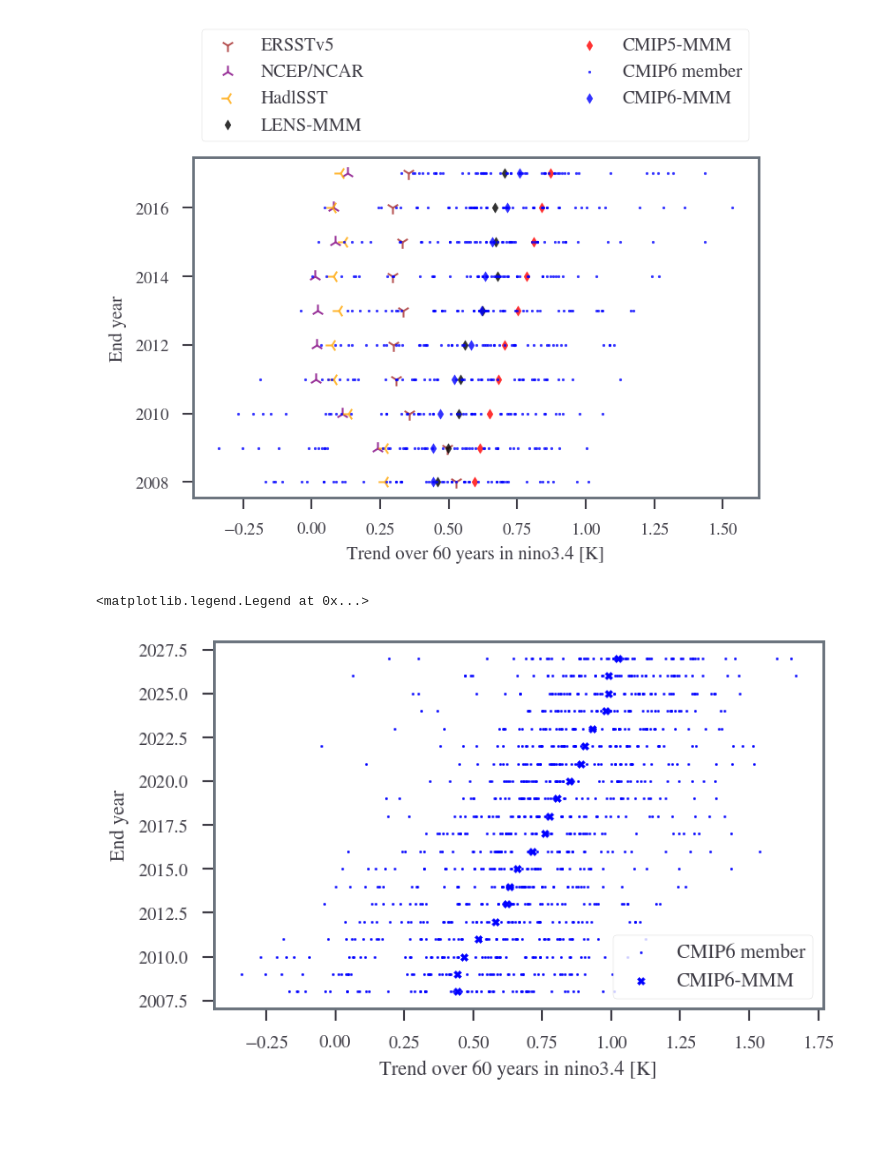
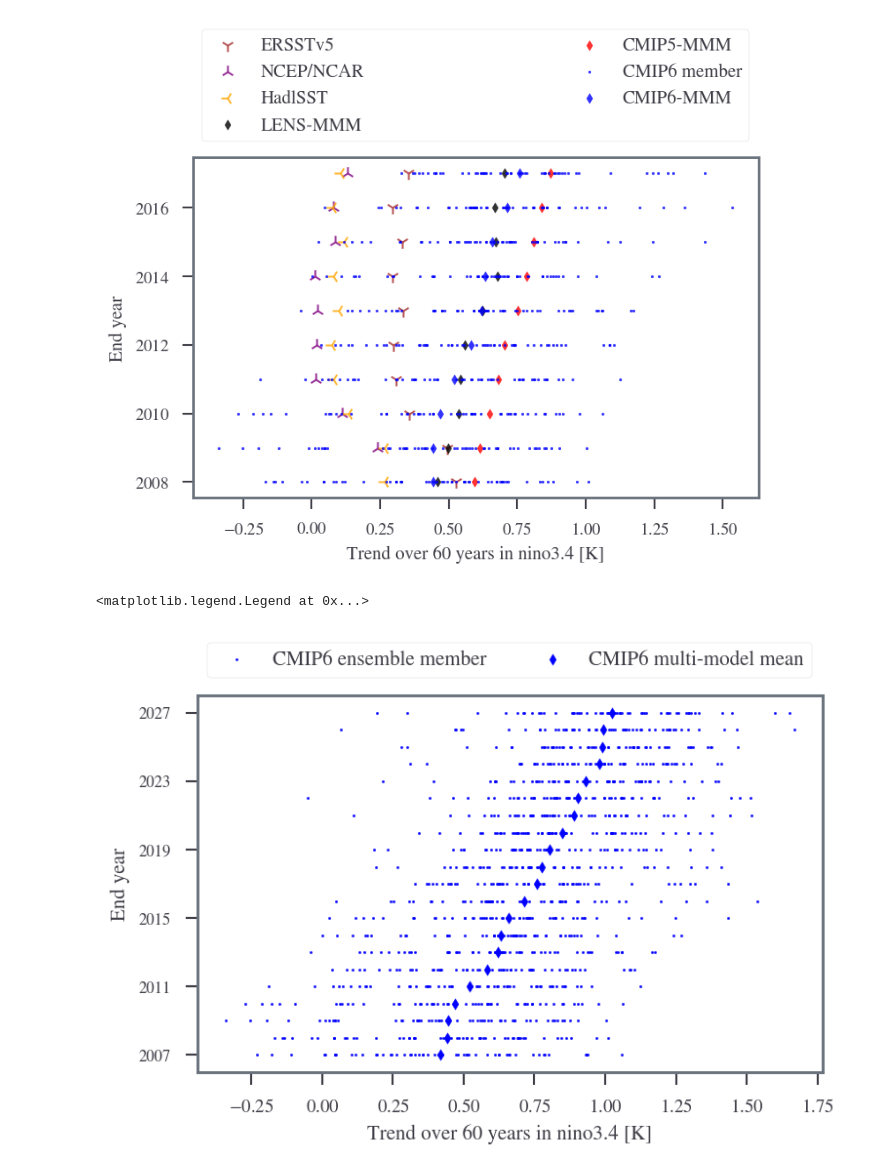
Before and after one commit to sdat2/seager19, a Jupyter notebook: notebooks/exploratory/cmip6-ensemble.ipynb, the cells around one changed output. Saved outputs shown, nothing was run; the diff lists cells and outputs as text; code cells hidden in the pictures; blank space fills up the shorter version.

```diff
--- a/notebooks/exploratory/cmip6-ensemble.ipynb
+++ b/notebooks/exploratory/cmip6-ensemble.ipynb
@@ -260,21 +282,57 @@ plt.legend(
 [figure]
 # %%
 first = True
-for fin in range(2008, 2028):
+for fin in range(2007, 2028):
     if first:
-        plt.scatter(tr_da.sel(fin=fin).values, [fin for i in range(len(tr_da.sel(fin=fin).values))], marker=".", s=5, color="blue", label="CMIP6 member")
-        plt.scatter(tr_da.sel(fin=fin).mean("member").values, [fin], marker="X", s=15,  color="blue", label="CMIP6-MMM")
+        plt.scatter(
+            tr_da.sel(fin=fin).values,
+            [fin for i in range(len(tr_da.sel(fin=fin).values))],
+            marker=".",
+            s=5,
+            color="blue",
+            label="CMIP6 ensemble member",
+        )
+        plt.scatter(
+            tr_da.sel(fin=fin).mean("member").values,
+            [fin],
+            marker="d",
+            s=15,
+            color="blue",
+            label="CMIP6 multi-model mean",
+        )
         first = False
     else:
-        plt.scatter(tr_da.sel(fin=fin).values, [fin for i in range(len(tr_da.sel(fin=fin).values))], marker=".", s=5, color="blue")
-        plt.scatter(tr_da.sel(fin=fin).mean("member").values, [fin], marker="X", s=15,  color="blue", )
+        plt.scatter(
+            tr_da.sel(fin=fin).values,
+            [fin for i in range(len(tr_da.sel(fin=fin).values))],
+            marker=".",
+            s=5,
+            color="blue",
+        )
+        plt.scatter(
+            tr_da.sel(fin=fin).mean("member").values,
+            [fin],
+            marker="d",
+            s=15,
+            color="blue",
+        )
 
 plt.ylabel("End year")
 plt.xlabel("Trend over 60 years in nino3.4 [K]")
-plt.legend()
+labels = list(range(2007, 2028, 4))
+ax = plt.gca()
+ax.set_yticks(np.asarray(labels))
+ax.set_yticklabels(np.asarray(labels), fontsize=8)
+
+plt.legend(
+    bbox_to_anchor=(0.0, 1.02, 1, 0.102),
+    loc="lower left",
+    mode="expand",
+    ncol=2,
+)
 # %% [output]
 <matplotlib.legend.Legend at 0x...>
-[figure, old version]
+[figure, new version]
 # %%
 HadlSST = np.asarray(
     [
```
Also changed, not shown: parts of 3 cells of this notebook, 2 other files.
